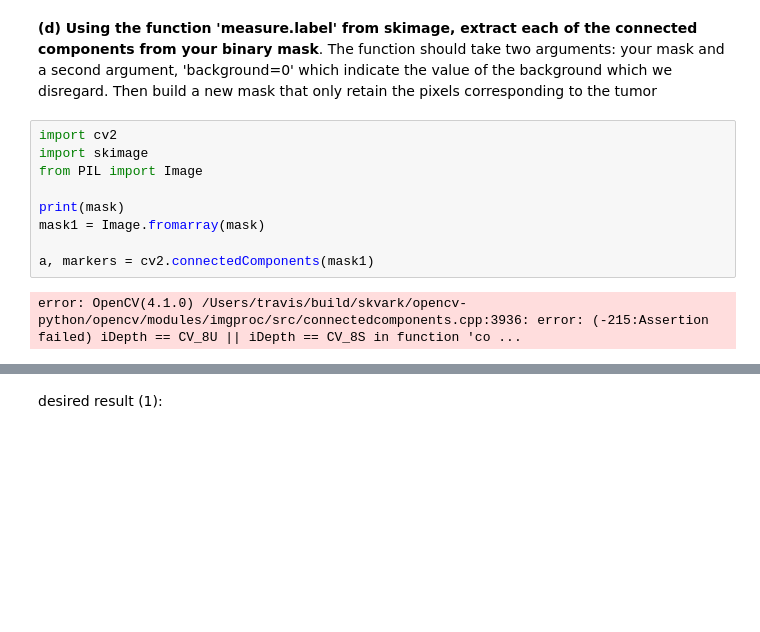
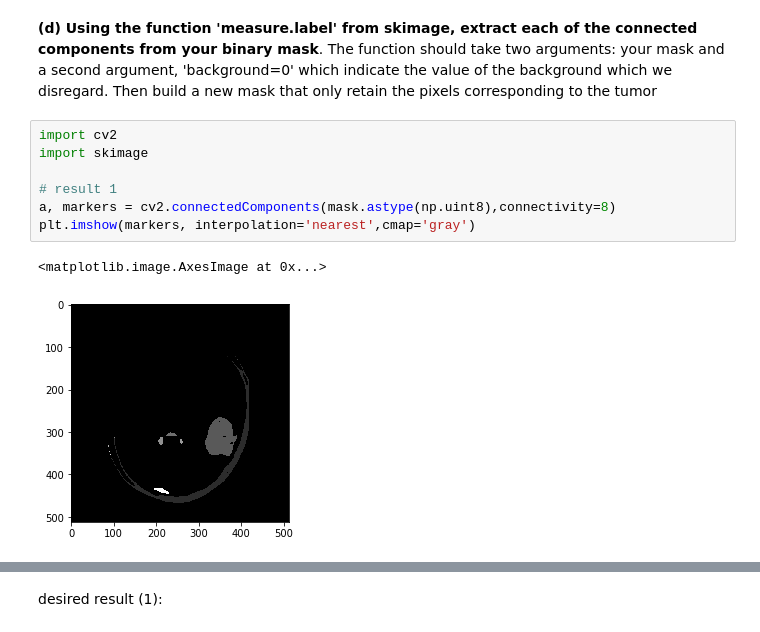
Before and after one commit to WaleedHashmi/Intro-to-Machine-Learning, a Jupyter notebook: Assignements/Assignment - 3/Assignment3 .ipynb, the cells around one changed output, grey strips where cells are left out. Drawn from its saved outputs; the diff is of its cells as text; blank space fills up the shorter version.

```diff
--- a/Assignements/Assignment - 3/Assignment3 .ipynb
+++ b/Assignements/Assignment - 3/Assignment3 .ipynb
@@ -363,14 +363,13 @@ To get the final contour, we need two more steps.
 2. Finally we will fill in the remaining few black pixels that are not in white inside the tumor using the function 'ndi.binary_fill_holes'
 # %% [markdown]
 __(d) Using the function 'measure.label' from skimage, extract each of the connected components from your binary mask__. The function should take two arguments: your mask and a second argument, 'background=0' which indicate the value of the background which we disregard. Then build a new mask that only retain the pixels corresponding to the tumor
-# %%
-import cv2
-import skimage
-from PIL import Image
-
-print(mask)
-mask1 = Image.fromarray(mask)
-
-a, markers = cv2.connectedComponents(mask1)
-# %% [output]
-error: OpenCV(4.1.0) /Users/travis/build/skvark/opencv-python/opencv/modules/imgproc/src/connectedcomponents.cpp:3936: error: (-215:Assertion failed) iDepth == CV_8U || iDepth == CV_8S in function 'co ...
+# %%
+import cv2
+import skimage
+
+# result 1
+a, markers = cv2.connectedComponents(mask.astype(np.uint8),connectivity=8)
+plt.imshow(markers, interpolation='nearest',cmap='gray')
+# %% [output]
+<matplotlib.image.AxesImage at 0x...>
+[figure, added]
```
Also changed, not shown: parts of 7 cells of this notebook, 1 other file.
